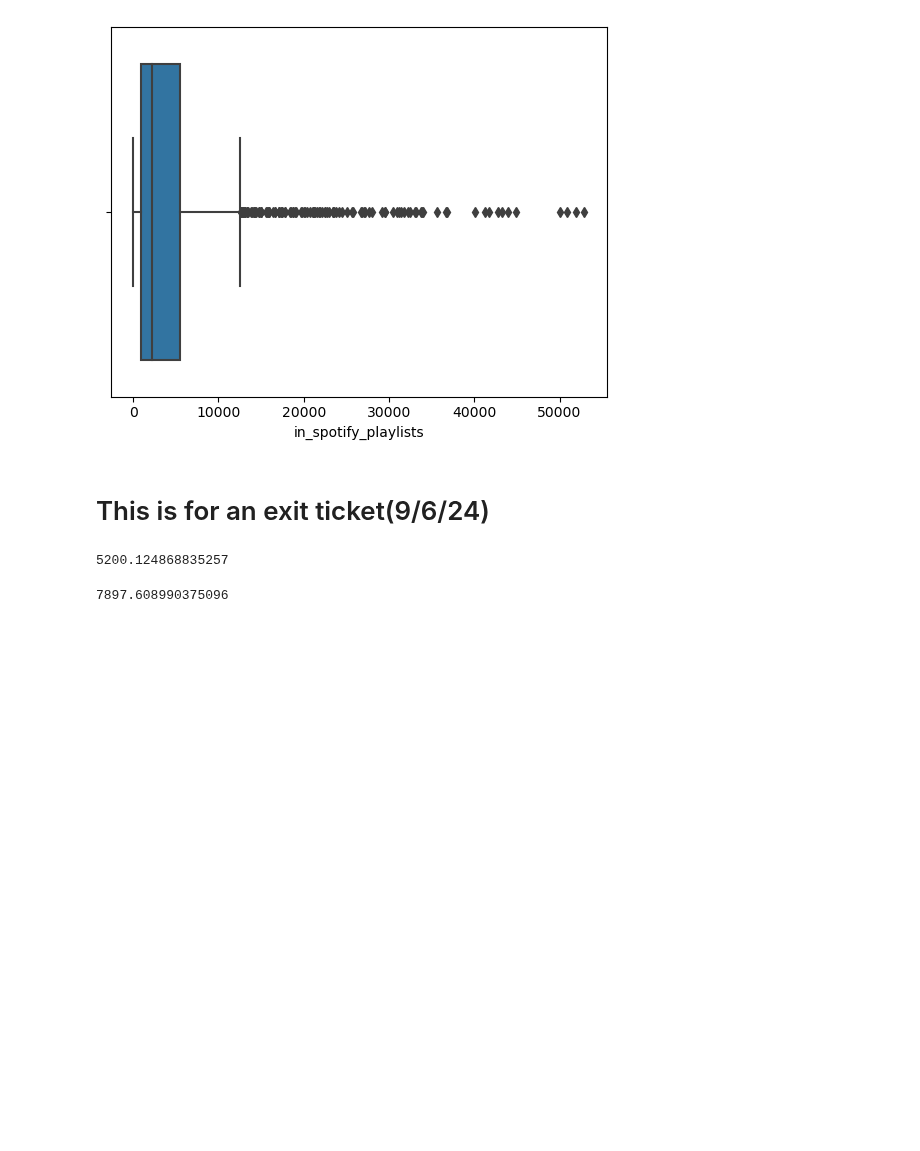
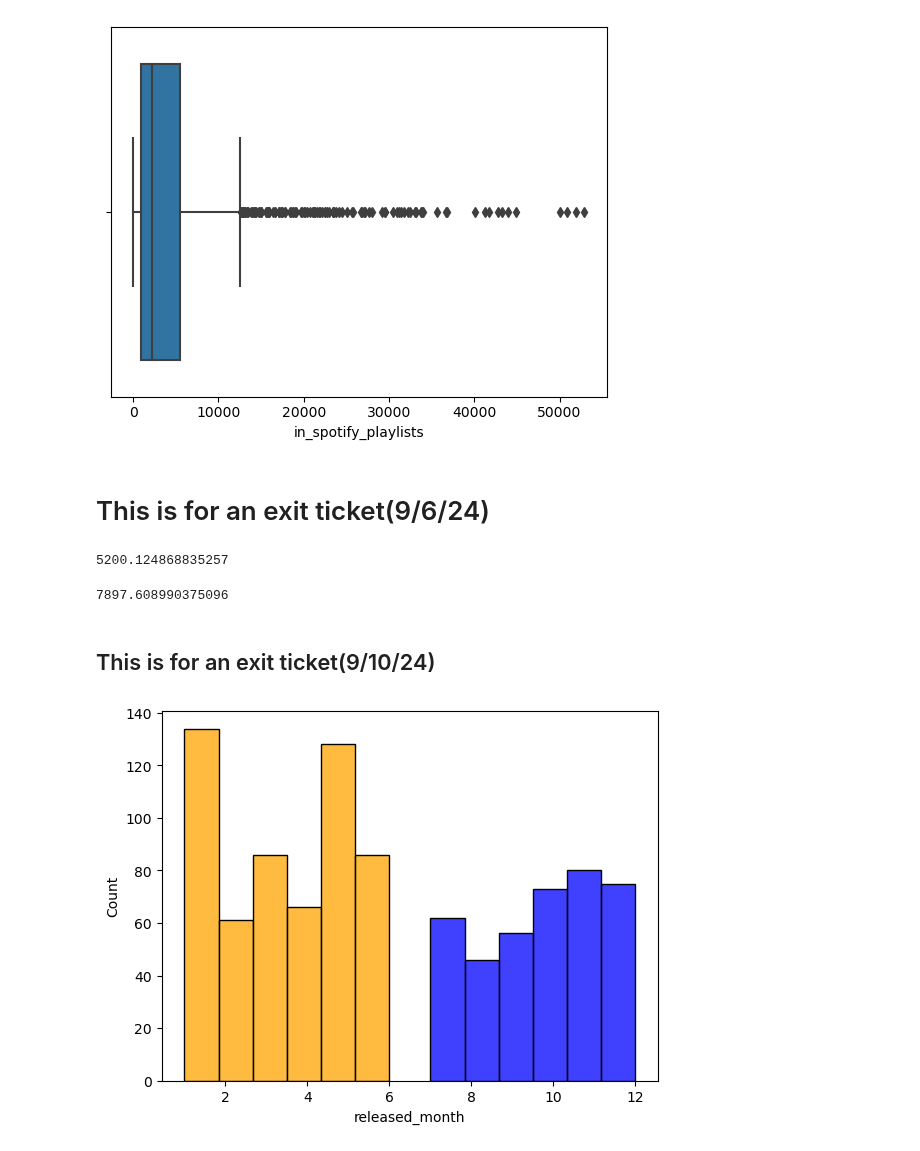
Before and after one commit to IsaacG-L/AI, a Jupyter notebook: Semester 1/Spotify/Spotification2024.ipynb, the cells around one changed output. Saved outputs shown, nothing was run; the diff lists cells and outputs as text; code cells hidden in the pictures; blank space fills up the shorter version.

Commit message:
Exit ticket 9/10/24

```diff
--- a/Semester 1/Spotify/Spotification2024.ipynb
+++ b/Semester 1/Spotify/Spotification2024.ipynb
@@ -316,3 +316,16 @@ avg(data["in_spotify_playlists"])
 data["in_spotify_playlists"].std()
 # %% [output]
 7897.608990375096
+# %% [markdown]
+## This is for an exit ticket(9/10/24)
+# %%
+data_winterspring = data[data["released_month"] <= 6]
+data_summerfall = data[data["released_month"] > 6]
+
+def overlayHistograms(bottom, top, x, bins):
+    sns.histplot(data=bottom, x=x, bins=bins, color="orange")
+    sns.histplot(data=top, x=x, bins=bins, color="blue")
+# %%
+overlayHistograms(data_winterspring, data_summerfall, x="released_month", bins =6)
+# %% [output]
+[figure, added]
```
Also changed, not shown: parts of 3 cells of this notebook, 1 other file.
